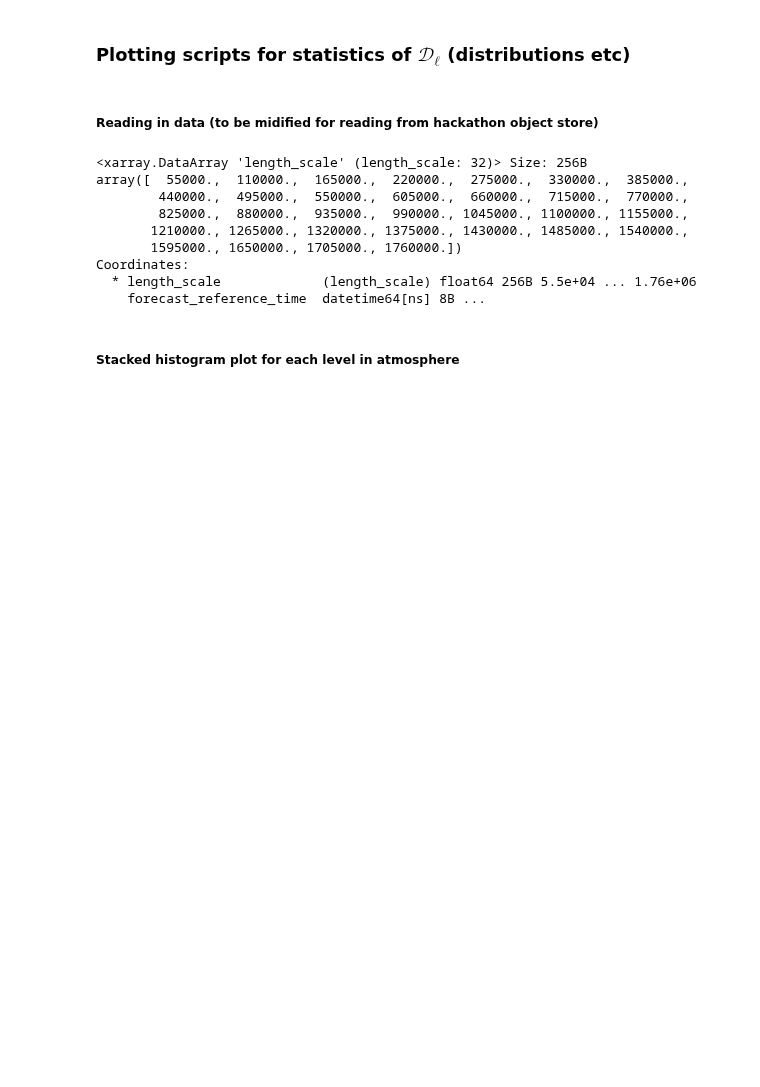
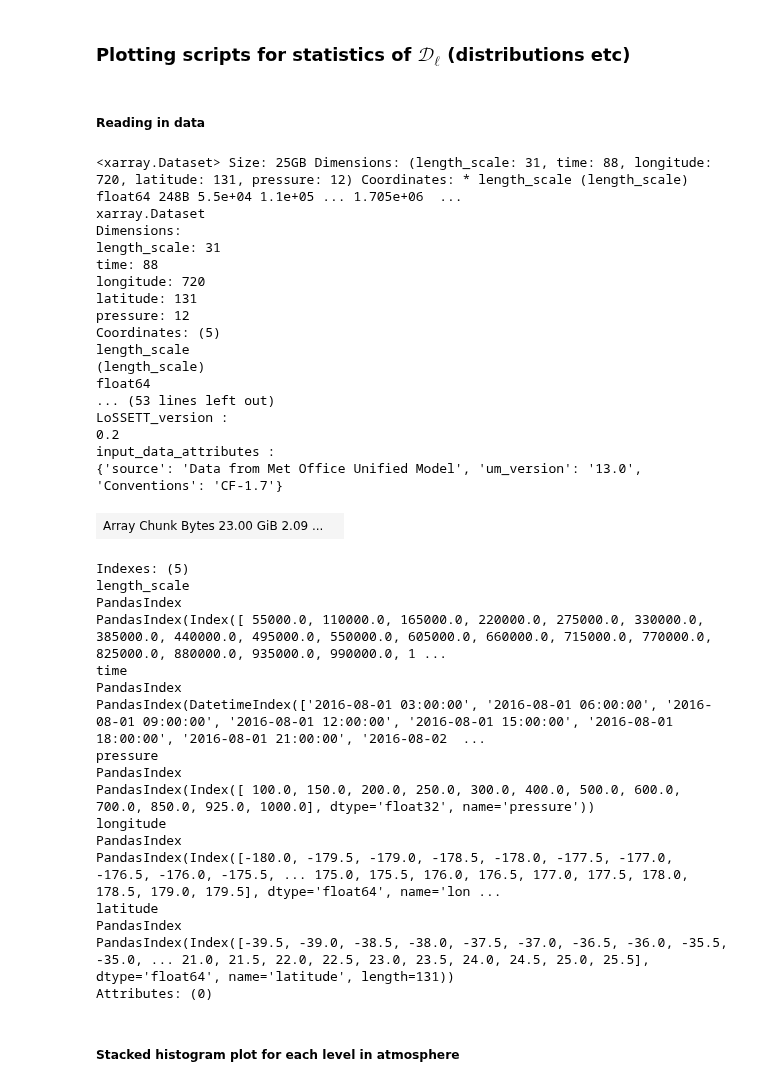
Before and after one commit to ElliotMG/LoSSETT_ANCIL, a Jupyter notebook: src/lossett_ancil/plot/Stats_Plotting_LoSSETT.ipynb, the cells around one changed output. Cells and saved outputs as stored; diff of their text form; code cells hidden in the pictures; blank space fills up the shorter version.

```diff
--- a/src/lossett_ancil/plot/Stats_Plotting_LoSSETT.ipynb
+++ b/src/lossett_ancil/plot/Stats_Plotting_LoSSETT.ipynb
@@ -13,31 +13,62 @@ import matplotlib as mpl
 import cartopy as cpy
 import datetime as dt
 # %% [markdown]
-##### Reading in data (to be midified for reading from hackathon object store)
+##### Reading in data
 # %%
-DATA_DIR = "/work/scratch-pw2/dship/LoSSETT/output/kscale/DYAMOND_SUMMER_0p5deg/"
-simid = 'CTC5RAL'
-n_scales = 32
-fpath_mean = os.path.join(
-        DATA_DIR,
-        f"DR_test_{simid}_Nl_{n_scales}_DyS_time-mean.nc"
-    )
+base_dir = '/gws/nopw/j04/kscale/LoSSETT_data/'
+szn = 'DYAMOND_Summer' # Season
+dm = 'global_n1280_GAL9' # Driving model
+nmr = 'channel_n2560' # Nested model resolution and domain
+res = '0p5deg' # Resolution
+diri = f'{base_dir}/{szn}/{dm}' # Directory in
+var_str = f'n1280GAL9_{res}_inter_scale_transfer_of_kinetic_energy_Lmin_00055_Lmax_01705' # Long file names
 
-if not os.path.exists(fpath_mean):
-    print('mean file doesnt exist - compute')
+# Lets subset to 10 days to save memory in the notebook
+dates = pd.date_range(start="2016-08-01", end="2016-08-11").strftime('%Y%m%d')
 
-ds = xr.open_dataset(fpath_mean)
-ds['length_scale']
+file_pathsG = [f"{diri}/{nmr}_GAL9/{res}/{nmr}_GAL9.{var_str}_{date}.nc" for date in dates]
+dsG = xr.open_mfdataset(file_pathsG, combine='by_coords',engine='netcdf4',decode_timedelta=True)
+
+file_pathsR = [f"{diri}/{nmr}_RAL3p2/{res}/{nmr}_RAL3p2.{var_str}_{date}.nc" for date in dates]
+dsR = xr.open_mfdataset(file_pathsR, combine='by_coords',engine='netcdf4',decode_timedelta=True)
-# %% [output]
-<xarray.DataArray 'length_scale' (length_scale: 32)> Size: 256B
-array([  55000.,  110000.,  165000.,  220000.,  275000.,  330000.,  385000.,
-        440000.,  495000.,  550000.,  605000.,  660000.,  715000.,  770000.,
-        825000.,  880000.,  935000.,  990000., 1045000., 1100000., 1155000.,
-       1210000., 1265000., 1320000., 1375000., 1430000., 1485000., 1540000.,
-       1595000., 1650000., 1705000., 1760000.])
-Coordinates:
-  * length_scale             (length_scale) float64 256B 5.5e+04 ... 1.76e+06
-    forecast_reference_time  datetime64[ns] 8B ...
+# %%
+dsR
+# %% [output]
+<xarray.Dataset> Size: 25GB Dimensions: (length_scale: 31, time: 88, longitude: 720, latitude: 131, pressure: 12) Coordinates: * length_scale (length_scale) float64 248B 5.5e+04 1.1e+05 ... 1.705e+06  ...
+xarray.Dataset
+Dimensions:
+length_scale: 31
+time: 88
+longitude: 720
+latitude: 131
+pressure: 12
+Coordinates: (5)
+length_scale
+(length_scale)
+float64
+... (53 lines left out)
+LoSSETT_version :
+0.2
+input_data_attributes :
+{'source': 'Data from Met Office Unified Model', 'um_version': '13.0', 'Conventions': 'CF-1.7'}
+| Array Chunk Bytes 23.00 GiB 2.09 ... |  |
+Indexes: (5)
+length_scale
+PandasIndex
+PandasIndex(Index([ 55000.0, 110000.0, 165000.0, 220000.0, 275000.0, 330000.0, 385000.0, 440000.0, 495000.0, 550000.0, 605000.0, 660000.0, 715000.0, 770000.0, 825000.0, 880000.0, 935000.0, 990000.0, 1 ...
+time
+PandasIndex
+PandasIndex(DatetimeIndex(['2016-08-01 03:00:00', '2016-08-01 06:00:00', '2016-08-01 09:00:00', '2016-08-01 12:00:00', '2016-08-01 15:00:00', '2016-08-01 18:00:00', '2016-08-01 21:00:00', '2016-08-02  ...
+pressure
+PandasIndex
+PandasIndex(Index([ 100.0, 150.0, 200.0, 250.0, 300.0, 400.0, 500.0, 600.0, 700.0, 850.0, 925.0, 1000.0], dtype='float32', name='pressure'))
+longitude
+PandasIndex
+PandasIndex(Index([-180.0, -179.5, -179.0, -178.5, -178.0, -177.5, -177.0, -176.5, -176.0, -175.5, ... 175.0, 175.5, 176.0, 176.5, 177.0, 177.5, 178.0, 178.5, 179.0, 179.5], dtype='float64', name='lon ...
+latitude
+PandasIndex
+PandasIndex(Index([-39.5, -39.0, -38.5, -38.0, -37.5, -37.0, -36.5, -36.0, -35.5, -35.0, ... 21.0, 21.5, 22.0, 22.5, 23.0, 23.5, 24.0, 24.5, 25.0, 25.5], dtype='float64', name='latitude', length=131))
+Attributes: (0)
 # %% [markdown]
 ##### Stacked histogram plot for each level in atmosphere
 # %%
```
Also changed, not shown: parts of 2 cells of this notebook, 2 other files.
